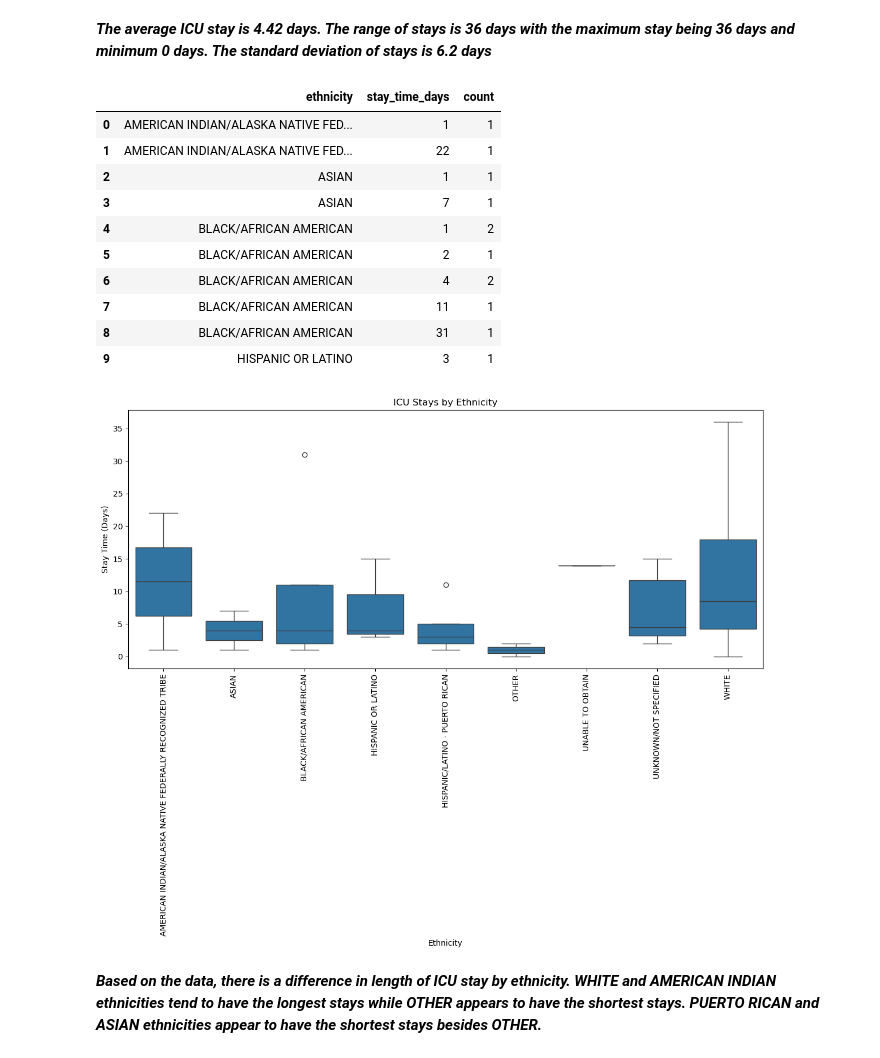
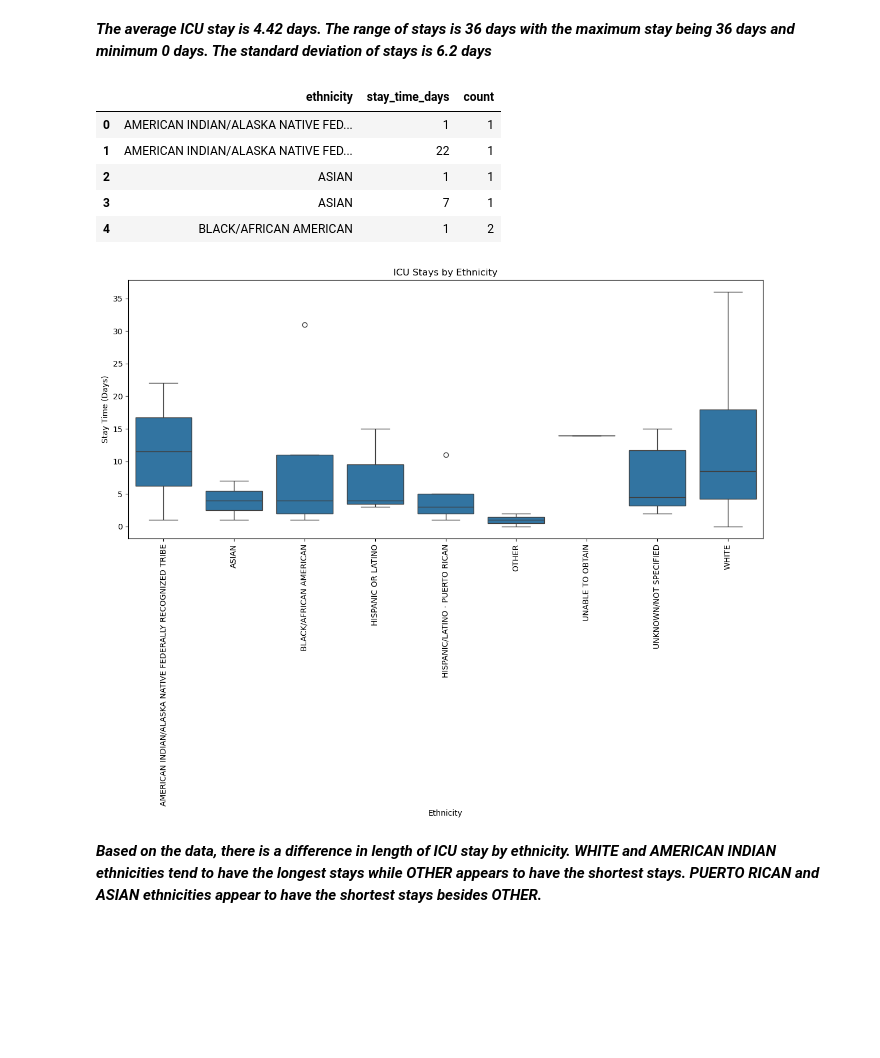
Before and after one commit to caranugent/DE300, a Jupyter notebook: Homework 02/notebooks/Homework_02.ipynb, the cells around one changed output. Drawn from its saved outputs; the diff is of its cells as text; code cells hidden in the pictures; blank space fills up the shorter version.

```diff
--- a/Homework 02/notebooks/Homework_02.ipynb
+++ b/Homework 02/notebooks/Homework_02.ipynb
@@ -257,35 +280,30 @@ The standard deviation of stays is 6.2 days***
 # %%
 # group stays by ethnicity:
 df3e = conn.execute("""
     SELECT ethnicity, stay_time_days, COUNT(*) as count
     FROM QUESTION03
     GROUP BY ethnicity, stay_time_days
     ORDER BY ethnicity, stay_time_days
 """).df()
 
-display(df3e.head(10))
+display(df3e.head())
 
 # plot stays by ethnicity:
 plt.figure(figsize=(12, 10))
 sns.boxplot(x='ethnicity', y='stay_time_days', data=df3e)
 plt.xticks(rotation=90, ha='center')
 plt.title('ICU Stays by Ethnicity')
 plt.ylabel('Stay Time (Days)')
 plt.xlabel('Ethnicity')
 plt.tight_layout()
 plt.show()
 # %% [output]
 |  | ethnicity | stay_time_days | count |
 | 0 | AMERICAN INDIAN/ALASKA NATIVE FED... | 1 | 1 |
 | 1 | AMERICAN INDIAN/ALASKA NATIVE FED... | 22 | 1 |
 | 2 | ASIAN | 1 | 1 |
 | 3 | ASIAN | 7 | 1 |
 | 4 | BLACK/AFRICAN AMERICAN | 1 | 2 |
-| 5 | BLACK/AFRICAN AMERICAN | 2 | 1 |
-| 6 | BLACK/AFRICAN AMERICAN | 4 | 2 |
-| 7 | BLACK/AFRICAN AMERICAN | 11 | 1 |
-| 8 | BLACK/AFRICAN AMERICAN | 31 | 1 |
-| 9 | HISPANIC OR LATINO | 3 | 1 |
 [figure]
 # %% [markdown]
 ***Based on the data, there is a difference in length of ICU stay by ethnicity. WHITE and AMERICAN INDIAN ethnicities tend to have the longest stays while OTHER appears to have the shortest stays. PUERTO RICAN and ASIAN ethnicities appear to have the shortest stays besides OTHER.***
```
Also changed, not shown: parts of 25 cells of this notebook, 15 other files.
